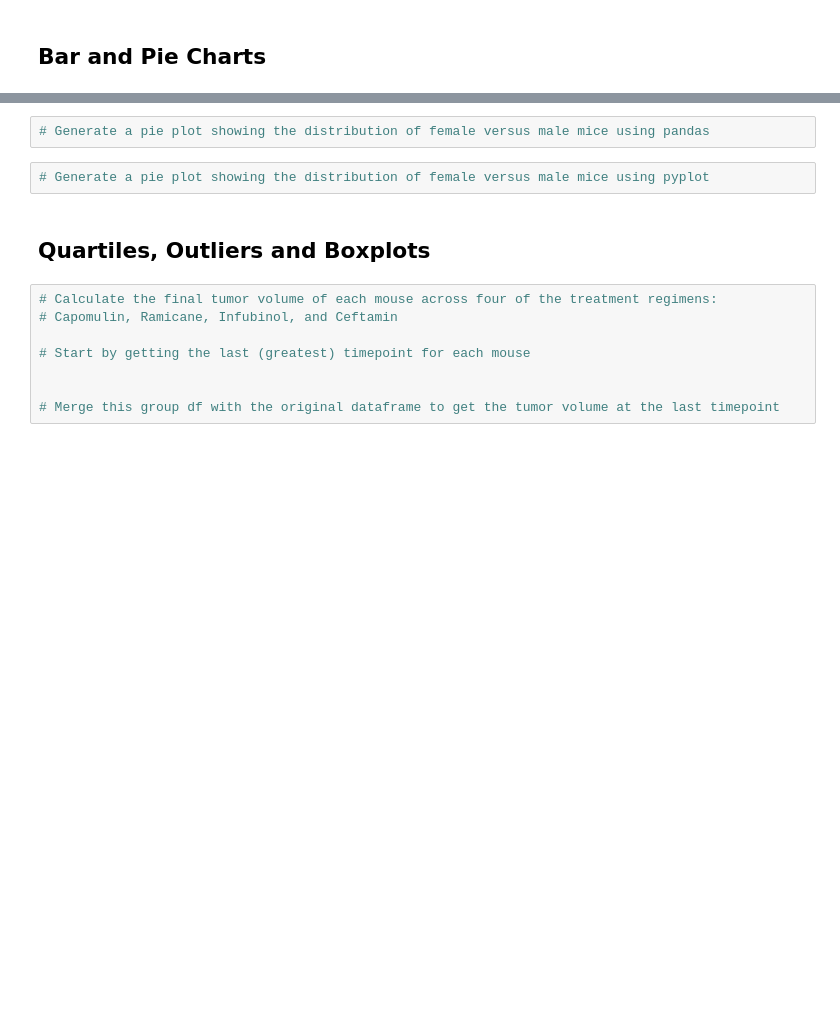
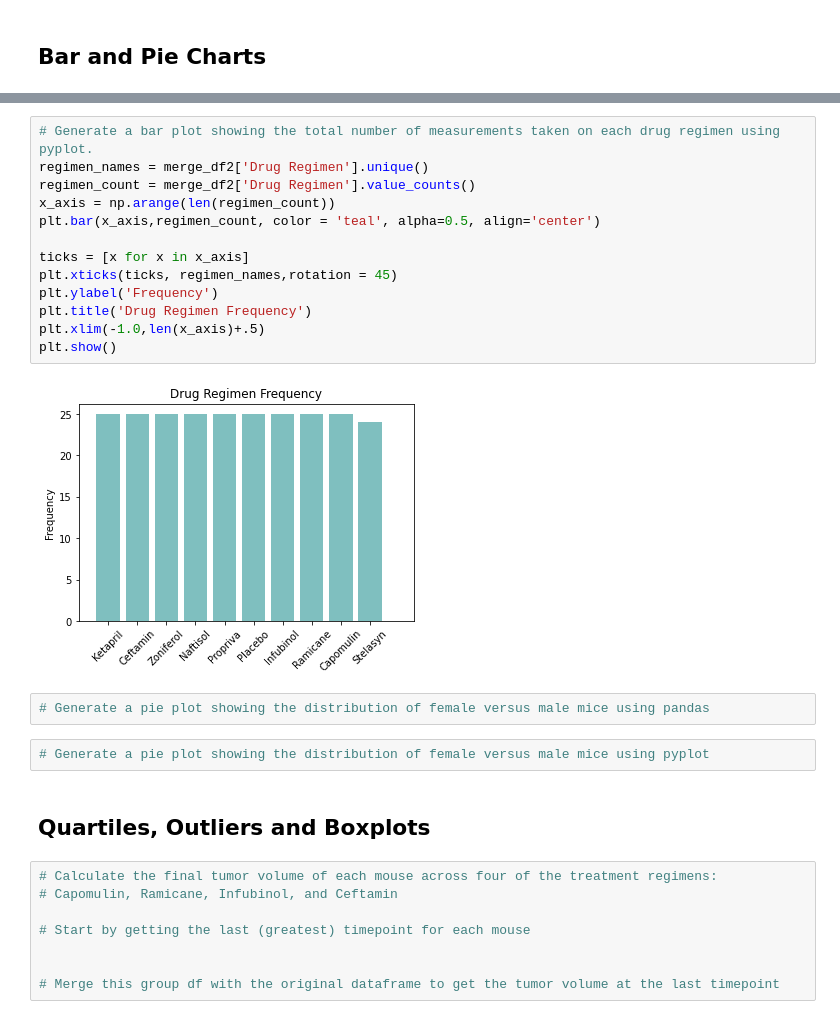
Before and after one commit to emjasmine/matplotlib-challenge, a Jupyter notebook: pymaceuticals_starter.ipynb, the cells around one changed output, grey strips where cells are left out. Cells and saved outputs as stored; diff of their text form; blank space fills up the shorter version.

```diff
--- a/pymaceuticals_starter.ipynb
+++ b/pymaceuticals_starter.ipynb
@@ -117,3 +152,18 @@ mice_count2
+# %%
+# Generate a bar plot showing the total number of measurements taken on each drug regimen using pyplot.
+regimen_names = merge_df2['Drug Regimen'].unique()
+regimen_count = merge_df2['Drug Regimen'].value_counts()
+x_axis = np.arange(len(regimen_count))
+plt.bar(x_axis,regimen_count, color = 'teal', alpha=0.5, align='center')
+
+ticks = [x for x in x_axis]
+plt.xticks(ticks, regimen_names,rotation = 45)
+plt.ylabel('Frequency')
+plt.title('Drug Regimen Frequency')
+plt.xlim(-1.0,len(x_axis)+.5)
+plt.show()
+# %% [output]
+[figure, added]
 # %%
 # Generate a pie plot showing the distribution of female versus male mice using pandas
 # %%
```
Also changed, not shown: parts of 8 cells of this notebook.
